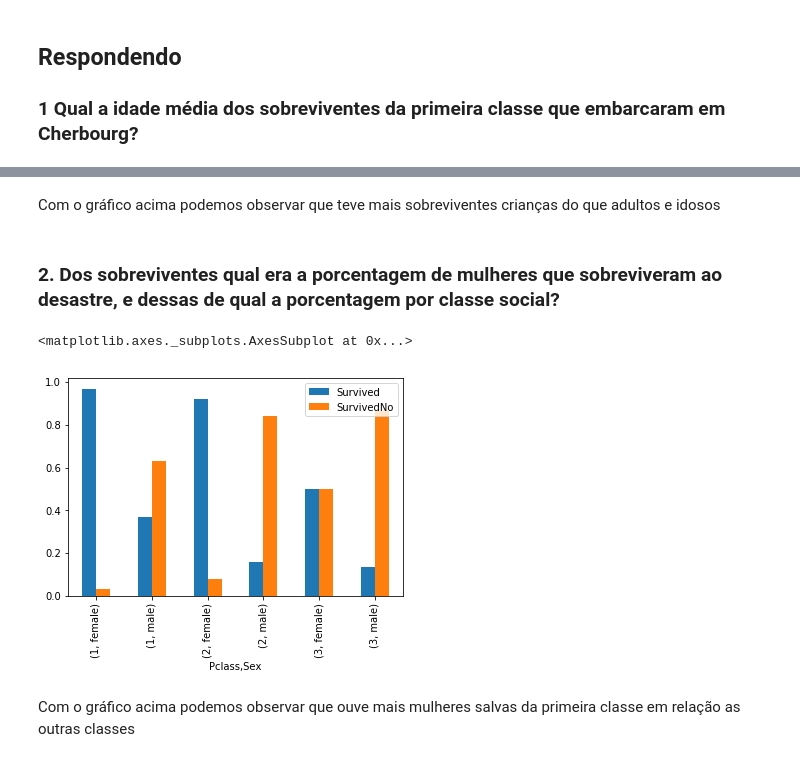
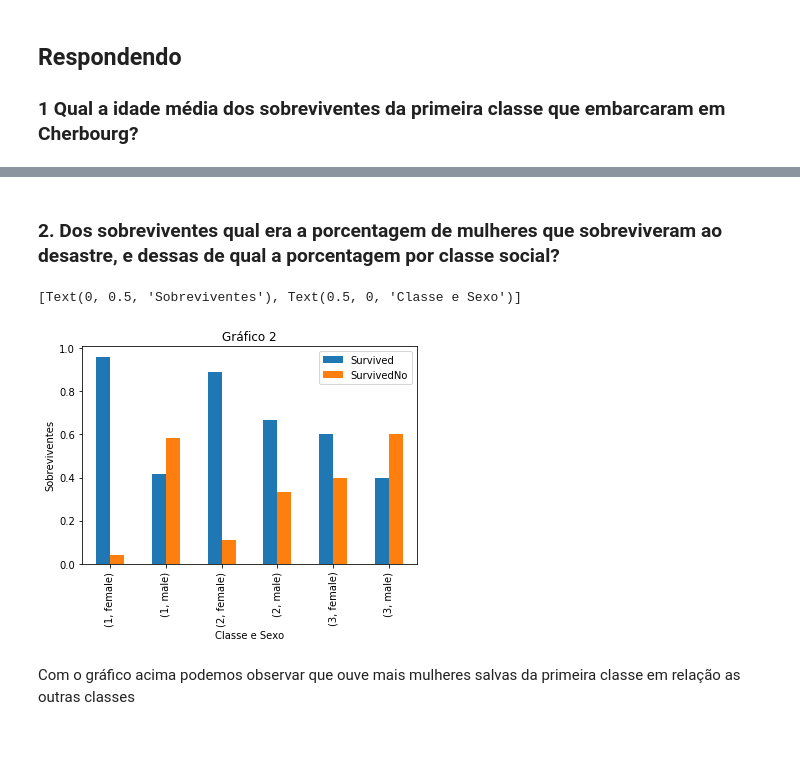
Before and after one commit to ronan-hilario96/kaggle-titanic, a Jupyter notebook: Titanic.ipynb, the cells around one changed output, grey strips where cells are left out. Cells and saved outputs as stored; diff of their text form; code cells hidden in the pictures.

```diff
--- a/Titanic.ipynb
+++ b/Titanic.ipynb
@@ -43,5 +44,6 @@ Explique por que dessa pergunta, o que motivou ela.
 - Definindo uma coluna de não sobreviventes
 # %%
+df_titanic.dropna(inplace=True, how='any')
 df_titanic["faixa_etaria"] = pd.cut(df_titanic.Age, [0, 14, 50, 150], labels=["criancas", "adultos", "idosos"])
 df_titanic['SurvivedNo'] = df_titanic['Survived'].map({0:1,1:0})
 # %% [markdown]
@@ -55,12 +70,12 @@ df_titanic.query("Pclass == 1").groupby('faixa_etaria')[['Survived', 'SurvivedNo
-# %% [markdown]
-Com o gráfico acima podemos observar que teve mais sobreviventes crianças do que adultos e idosos
 # %% [markdown]
 ### 2. Dos sobreviventes qual era a porcentagem de mulheres que sobreviveram ao desastre, e dessas de qual a porcentagem por classe social?
 # %%
-df_titanic.groupby(['Pclass', 'Sex']).mean()[['Survived', 'SurvivedNo']].plot.bar()
+df_titanic.groupby(['Pclass', 'Sex']).mean()[['Survived', 'SurvivedNo']].plot.bar(title="Gráfico 2").set(
+    ylabel='Sobreviventes',
+    xlabel='Classe e Sexo')
 # %% [output]
-<matplotlib.axes._subplots.AxesSubplot at 0x...>
+[Text(0, 0.5, 'Sobreviventes'), Text(0.5, 0, 'Classe e Sexo')]
-[figure, old version]
+[figure, new version]
 # %% [markdown]
 Com o gráfico acima podemos observar que ouve mais mulheres salvas da primeira classe em relação as outras classes
 # %% [markdown]
```
Also changed, not shown: parts of 9 cells of this notebook.
